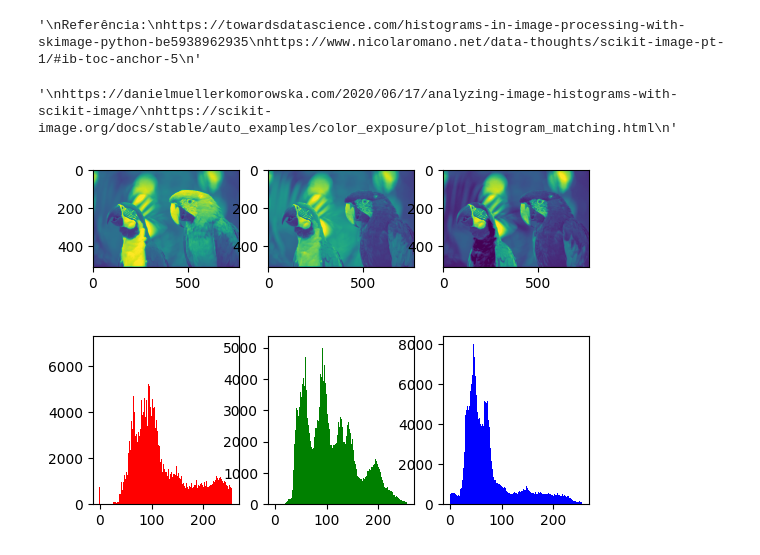
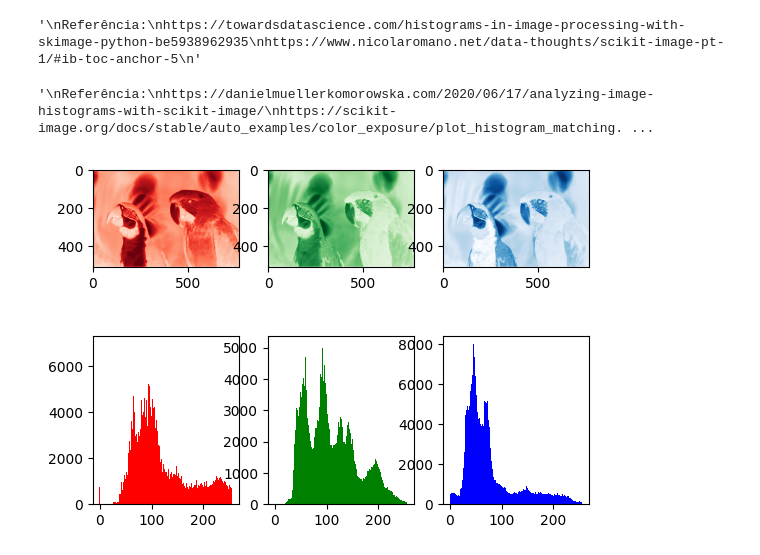
Before and after one commit to juunioor/COMPUTACAOVISUAL, a Jupyter notebook: semana6_compvisu.ipynb, the cells around one changed output. Drawn from its saved outputs; the diff is of its cells as text; code cells hidden in the pictures.

```diff
--- a/semana6_compvisu.ipynb
+++ b/semana6_compvisu.ipynb
@@ -75,28 +75,30 @@ https://www.nicolaromano.net/data-thoughts/scikit-image-pt-1/#ib-toc-anchor-5
 # %%
 # 3. Plotar o histograma de uma imagem colorida (um histograma por canal de cor) usando Python, scikit-image e matplotlib.
 import numpy as np
 import skimage
+from skimage import io
 import matplotlib.pyplot as plt
 
 imagem_3 = io.imread('kodim23.png')
 
 imagem_red, imagem_green, imagem_blue = imagem_3[:,:,0], imagem_3[:,:,1], imagem_3[:,:,2]
 
 fig, ax = plt.subplots(2,3)
-ax[0,0].imshow(imagem_red)
-ax[0,1].imshow(imagem_green)
-ax[0,2].imshow(imagem_blue)
+ax[0,0].imshow(imagem_red, cmap="Reds")
+ax[0,1].imshow(imagem_green, cmap="Greens")
+ax[0,2].imshow(imagem_blue, cmap="Blues")
 
 
 bins = np.arange(-0.5, 255+1,1)
 ax[1,0].hist(imagem_red.flatten(), bins = bins, color='r')
 ax[1,1].hist(imagem_green.flatten(), bins=bins, color='g')
 ax[1,2].hist(imagem_blue.flatten(), bins=bins, color='b')
 
 '''
+Referência:
 https://danielmuellerkomorowska.com/2020/06/17/analyzing-image-histograms-with-scikit-image/
 https://scikit-image.org/docs/stable/auto_examples/color_exposure/plot_histogram_matching.html
 '''
 # %% [output]
-'\nhttps://danielmuellerkomorowska.com/2020/06/17/analyzing-image-histograms-with-scikit-image/\nhttps://scikit-image.org/docs/stable/auto_examples/color_exposure/plot_histogram_matching.html\n'
+'\nReferência:\nhttps://danielmuellerkomorowska.com/2020/06/17/analyzing-image-histograms-with-scikit-image/\nhttps://scikit-image.org/docs/stable/auto_examples/color_exposure/plot_histogram_matching. ...
-[figure, old version]
+[figure, new version]
```
Also changed, not shown: parts of 4 cells of this notebook.
